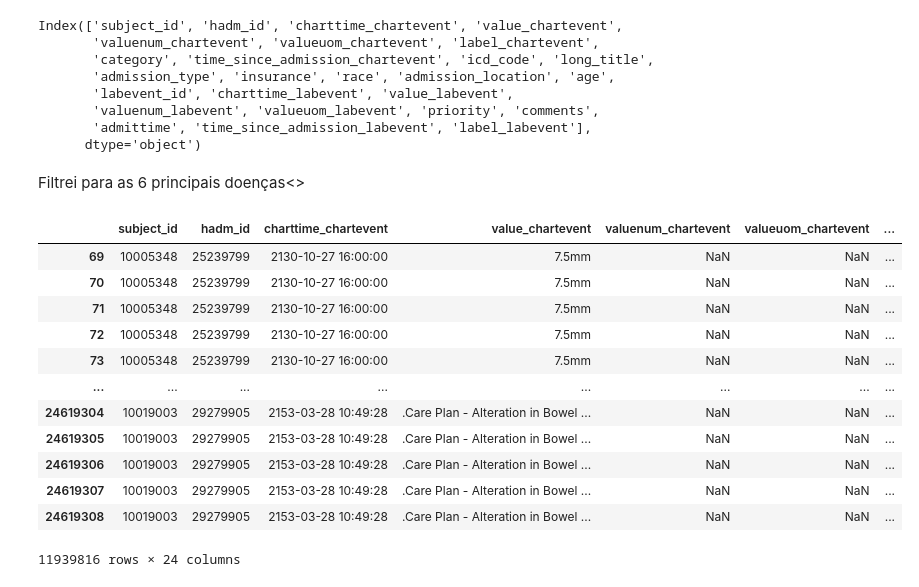
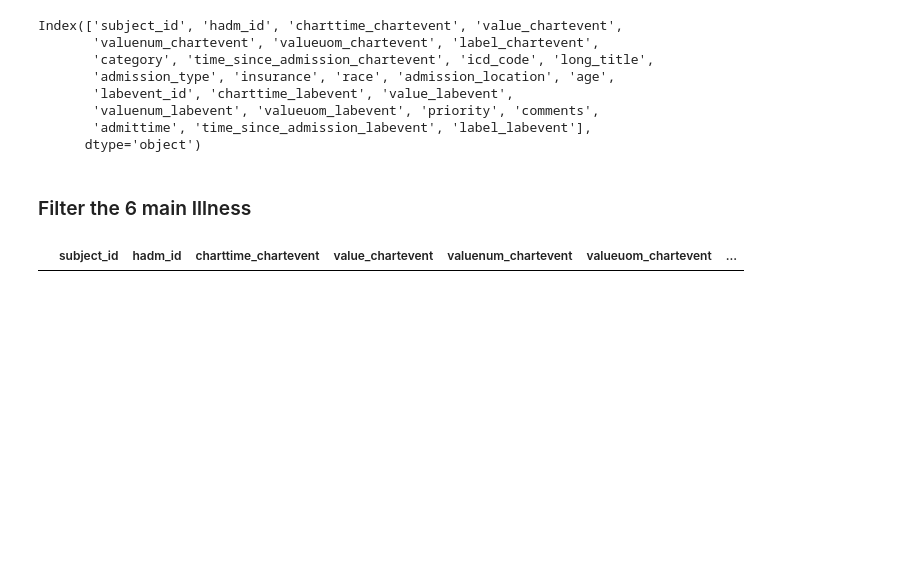
Before and after one commit to CatarinaCosta02/Master_Thesis, a Jupyter notebook: profiling/diagnosis.ipynb, the cells around one changed output. Drawn from its saved outputs; the diff is of its cells as text; code cells hidden in the pictures; blank space fills up the shorter version.

```diff
--- a/profiling/diagnosis.ipynb
+++ b/profiling/diagnosis.ipynb
@@ -732,4 +728,5 @@ display(df_completo)
 | 221028 | 10019003 | 29279905 | 220001 | 2153-03-28 10:49:28 | .Care Plan - Alteration in Bowel ... | NaN | NaN | Problem List | General | NaN | ... |
 221029 rows × 21 columns
 # %%
-df_completo = df_completo.drop(['admittime_y', 'unitname', 'anchor_age'], axis=1)
+#drop some columns
+df_complete = df_complete.drop(['admittime_y', 'unitname', 'anchor_age'], axis=1)
@@ -841,13 +828,13 @@ display(labevents_24h)
 labevents_24h = labevents_24h.merge(d_labitems[['itemid', 'label']], on='itemid', how='left')
 # %%
-df_completo_com_labs = df_completo.merge(
+df_complete_with_labs = df_complete.merge(
     labevents_24h,
     on=['subject_id', 'hadm_id'],
     how='outer',  # ou 'inner' se quiser manter só intersecção
     suffixes=('_chartevent', '_labevent')
 )
 
-display(df_completo_com_labs)
+display(df_complete_with_labs)
 # %% [output]
 |  | subject_id | hadm_id | itemid_chartevent | charttime_chartevent | value_chartevent | valuenum_chartevent | ... |
 | 0 | 10005348 | 25239799 | 223837 | 2130-10-27 16:00:00 | 7.5mm | NaN | ... |
@@ -878,18 +865,18 @@ Index(['subject_id', 'hadm_id', 'itemid_chartevent', 'charttime_chartevent',
        'label_labevent'],
       dtype='object')
 # %%
-df_limpo = df_completo_com_labs.drop(columns=[
-    'admittime_x_chartevent',     # redundante
-    'itemid_chartevent',          # temos o 'label_chartevent'
-    'itemid_labevent',            # temos o 'label_labevent'
-    'specimen_id',                # ID técnico irrelevante
-    'order_provider_id',          # pouco informativo
-    'storetime',                  # redundante com charttime
-    'ref_range_lower', 'ref_range_upper',  # se não for usar faixas
-    'flag',        # texto livre ou info secundária
+df_clean = df_complete_with_labs.drop(columns=[
+    'admittime_x_chartevent',
+    'itemid_chartevent',
+    'itemid_labevent',
+    'specimen_id',
+    'order_provider_id',
+    'storetime',
+    'ref_range_lower', 'ref_range_upper',
+    'flag',
 ])
 
-df_limpo = df_limpo.rename(columns={
+df_clean = df_clean.rename(columns={
     'admittime_x_labevent': 'admittime',
     'horas_desde_admissao_chartevent': 'time_since_admission_chartevent',
     'horas_desde_admissao_labevent': 'time_since_admission_labevent',
@@ -931,25 +918,11 @@ df_limpo.to_csv("df_final.csv", index=False)
 # %%
-codigos_para_manter = ['4019', 'E785', '2724', 'E039', 'Z794', 'Z87891']
-
-# Filtrar o dataframe
-df_filtrado = df_limpo[df_limpo['icd_code'].isin(codigos_para_manter)]
+codes_stick = ['4019', 'E785', '2724', 'E039', 'Z794', 'Z87891']
+df_filtered = df_clean[df_clean['icd_code'].isin(df_complete_with_labs)]
 # %% [markdown]
-Filtrei para as 6 principais doenças<>
+### Filter the 6 main Illness
 # %%
-display(df_filtrado)
+display(df_filtered)
 # %% [output]
 |  | subject_id | hadm_id | charttime_chartevent | value_chartevent | valuenum_chartevent | valueuom_chartevent | ... |
-| 69 | 10005348 | 25239799 | 2130-10-27 16:00:00 | 7.5mm | NaN | NaN | ... |
-| 70 | 10005348 | 25239799 | 2130-10-27 16:00:00 | 7.5mm | NaN | NaN | ... |
-| 71 | 10005348 | 25239799 | 2130-10-27 16:00:00 | 7.5mm | NaN | NaN | ... |
-| 72 | 10005348 | 25239799 | 2130-10-27 16:00:00 | 7.5mm | NaN | NaN | ... |
-| 73 | 10005348 | 25239799 | 2130-10-27 16:00:00 | 7.5mm | NaN | NaN | ... |
-| ... | ... | ... | ... | ... | ... | ... | ... |
-| 24619304 | 10019003 | 29279905 | 2153-03-28 10:49:28 | .Care Plan - Alteration in Bowel ... | NaN | NaN | ... |
-| 24619305 | 10019003 | 29279905 | 2153-03-28 10:49:28 | .Care Plan - Alteration in Bowel ... | NaN | NaN | ... |
-| 24619306 | 10019003 | 29279905 | 2153-03-28 10:49:28 | .Care Plan - Alteration in Bowel ... | NaN | NaN | ... |
-| 24619307 | 10019003 | 29279905 | 2153-03-28 10:49:28 | .Care Plan - Alteration in Bowel ... | NaN | NaN | ... |
-| 24619308 | 10019003 | 29279905 | 2153-03-28 10:49:28 | .Care Plan - Alteration in Bowel ... | NaN | NaN | ... |
-11939816 rows × 24 columns
 # %%
 df_filtrado.to_csv("df_final.csv", index=False)
```
Also changed, not shown: parts of 31 cells of this notebook, 5 other files.
